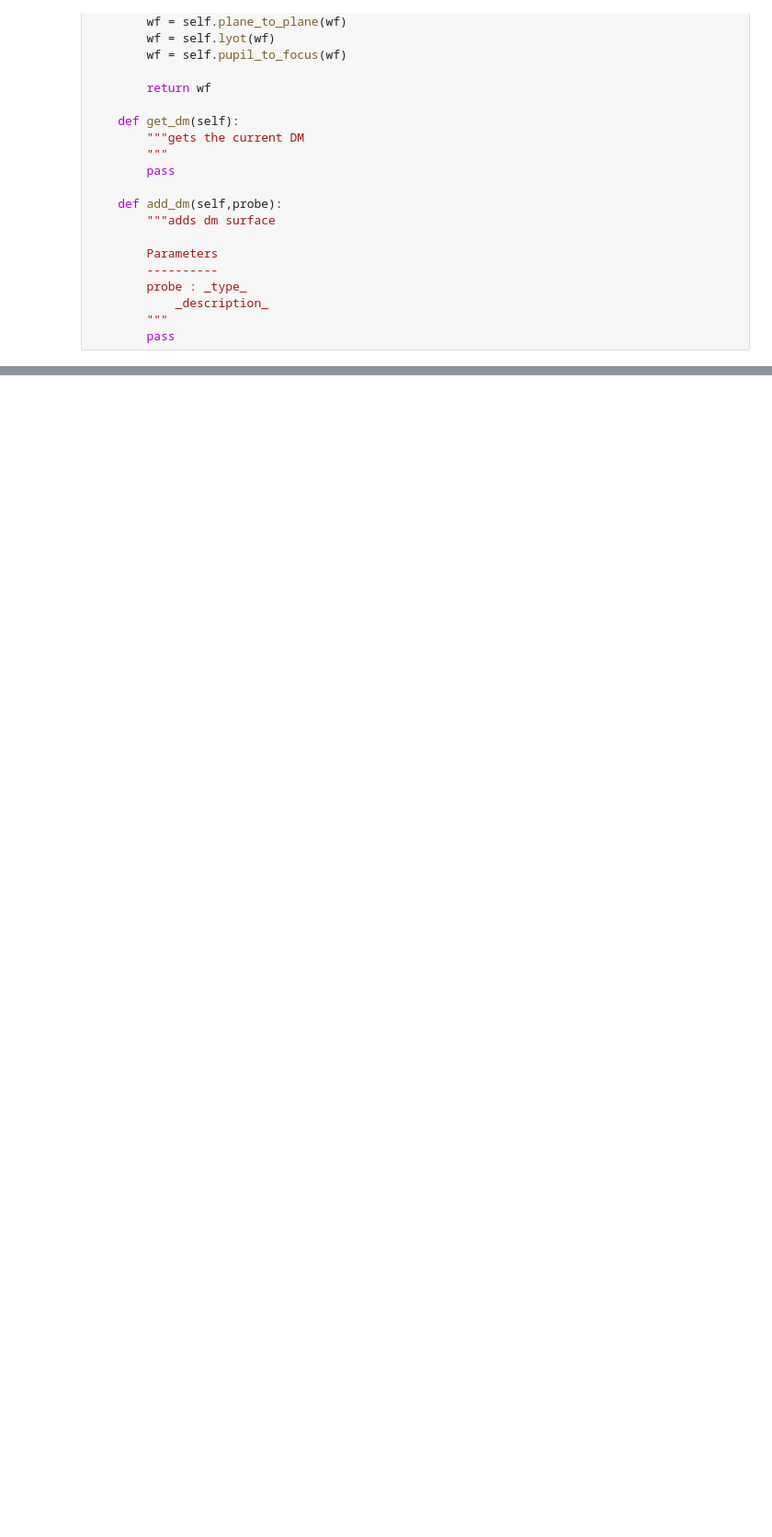
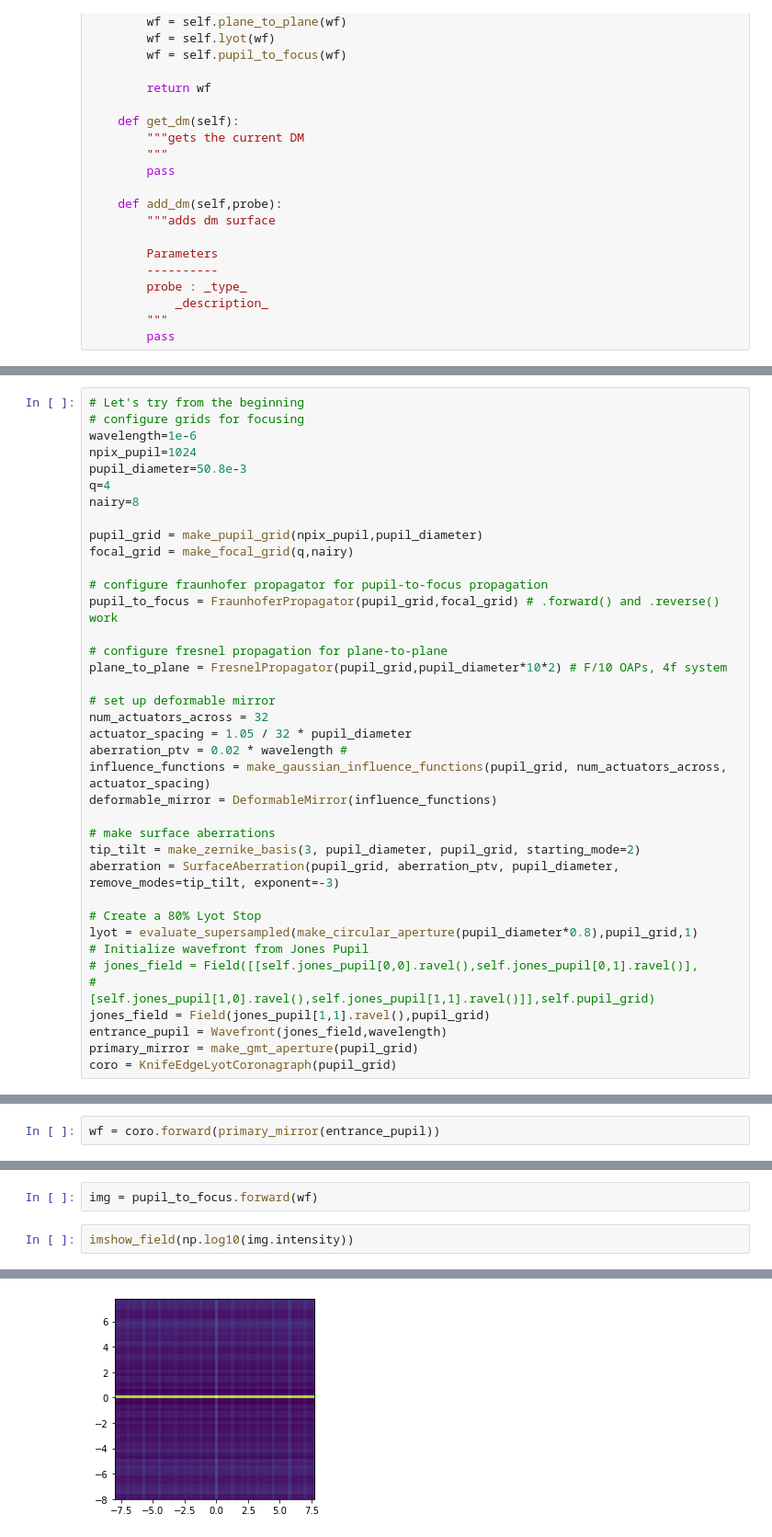
Before and after one commit to Jashcraf/polarization-gsmts-II, a Jupyter notebook: test_Instrument.ipynb, the cells around one changed output, grey strips where cells are left out. Shown at 92% size. Saved outputs shown, nothing was run; the diff lists cells and outputs as text; blank space fills up the shorter version.

Commit message:
coronagraph w/ segment variation

```diff
--- a/test_Instrument.ipynb
+++ b/test_Instrument.ipynb
@@ -182,0 +175,38 @@ AttributeError: 'function' object has no attribute 'grid'
+# %%
+# Let's try from the beginning
+# configure grids for focusing
+wavelength=1e-6
+npix_pupil=1024
+pupil_diameter=50.8e-3
+q=4
+nairy=8
+
+pupil_grid = make_pupil_grid(npix_pupil,pupil_diameter)
+focal_grid = make_focal_grid(q,nairy)
+
+# configure fraunhofer propagator for pupil-to-focus propagation
+pupil_to_focus = FraunhoferPropagator(pupil_grid,focal_grid) # .forward() and .reverse() work
+
+# configure fresnel propagation for plane-to-plane
+plane_to_plane = FresnelPropagator(pupil_grid,pupil_diameter*10*2) # F/10 OAPs, 4f system
+
+# set up deformable mirror
+num_actuators_across = 32
+actuator_spacing = 1.05 / 32 * pupil_diameter
+aberration_ptv = 0.02 * wavelength #
+influence_functions = make_gaussian_influence_functions(pupil_grid, num_actuators_across, actuator_spacing)
+deformable_mirror = DeformableMirror(influence_functions)
+
+# make surface aberrations
+tip_tilt = make_zernike_basis(3, pupil_diameter, pupil_grid, starting_mode=2)
+aberration = SurfaceAberration(pupil_grid, aberration_ptv, pupil_diameter, remove_modes=tip_tilt, exponent=-3)
+
+# Create a 80% Lyot Stop
+lyot = evaluate_supersampled(make_circular_aperture(pupil_diameter*0.8),pupil_grid,1)
+# Initialize wavefront from Jones Pupil
+# jones_field = Field([[self.jones_pupil[0,0].ravel(),self.jones_pupil[0,1].ravel()],
+#                       [self.jones_pupil[1,0].ravel(),self.jones_pupil[1,1].ravel()]],self.pupil_grid)
+jones_field = Field(jones_pupil[1,1].ravel(),pupil_grid)
+entrance_pupil = Wavefront(jones_field,wavelength)
+primary_mirror = make_gmt_aperture(pupil_grid)
+coro = KnifeEdgeLyotCoronagraph(pupil_grid)
@@ -182,0 +215,2 @@ AttributeError: 'function' object has no attribute 'grid'
+# %%
+wf = coro.forward(primary_mirror(entrance_pupil))
@@ -182,0 +219,5 @@ AttributeError: 'function' object has no attribute 'grid'
+# %%
+img = pupil_to_focus.forward(wf)
+# %%
+imshow_field(np.log10(img.intensity))
+# %% [output]
@@ -182,0 +225 @@ AttributeError: 'function' object has no attribute 'grid'
+[figure, added]
```
Also changed, not shown: parts of 7 cells of this notebook, 2 other files.
